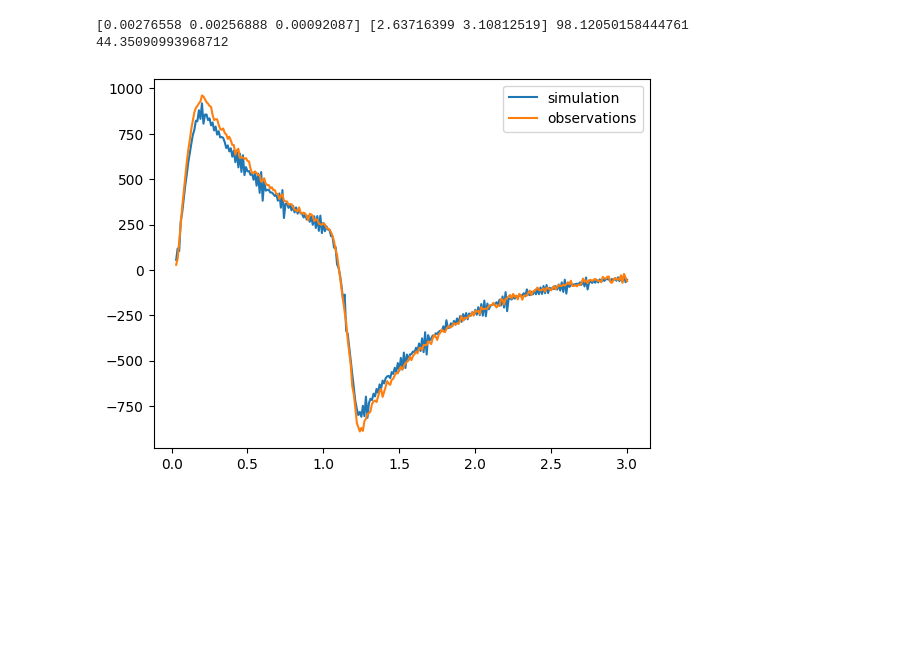
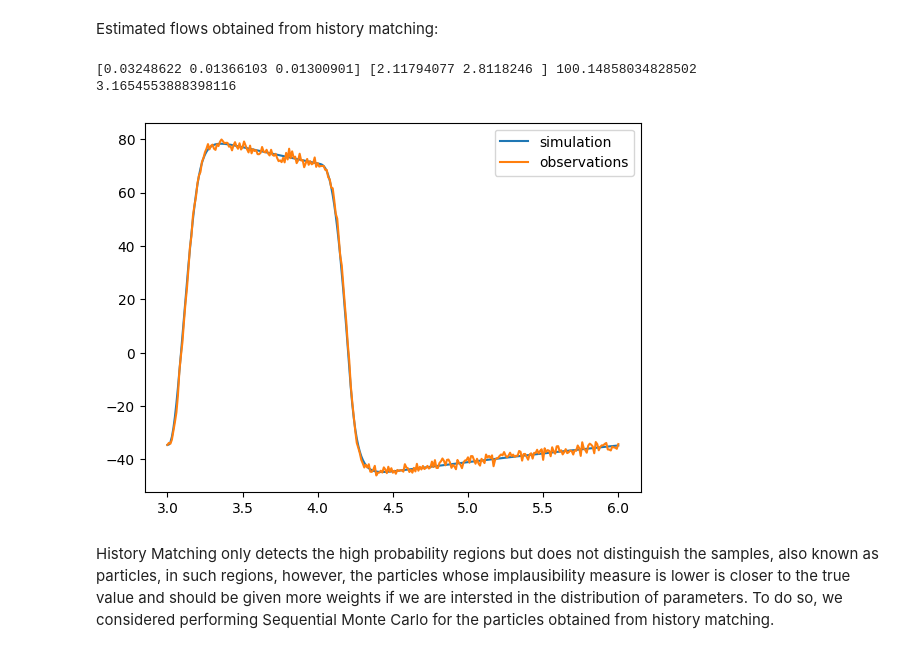
Before and after one commit to dejavu513/sequential-calibration, a Jupyter notebook: main.ipynb, the cells around one changed output. Drawn from its saved outputs; the diff is of its cells as text; code cells hidden in the pictures; blank space fills up the shorter version.

```diff
--- a/main.ipynb
+++ b/main.ipynb
@@ -125,9 +130,9 @@ import matplotlib.cm as cm
 # %%
 # Function to run the model given an input parameter array
-def lung(model,states,x,t1):
-    runTime = 3.0
+def lung1(model,states,x,t1):
+    runTime = 6.0
     totalRuns = 1
-    ParamArray =[math.exp(x[0])/500,math.exp(x[1])/500,math.exp(x[2])/500,math.exp(x[3]),math.exp(x[4]),math.exp(x[5])*50]
+    para =[math.exp(x[0])/50,math.exp(x[1])/50,math.exp(x[2])/50,math.exp(x[3]),math.exp(x[4]),math.exp(x[5])*50]
     #[math.exp(x[0])/500,0.002,math.exp(x[1])/500,2.4,3,100]
-    runRes = RunModel(model,states,ParamArray,runTime,totalRuns,t1)
+    runRes = RunModel(model,states,para,runTime,totalRuns,t1)
     return(runRes)
@@ -174,27 +198,27 @@ Implausibility measure: mean of random samples:
 #Subset Simulation for history matching
 #algorithm we use to update samples, and we here consider Modified Metropolis
 ###modified metropolis
-def modmetro(nc,ns,d,z,q,Y):
+def modmetro(nc,ns,d,z,q,Y,L,model,states,t1):
     for j in range(1,nc+1):
         for m in range(1,ns+1):
             ### step 1
             for k in range(1,d+1):
-                a = z[j-1,k-1,m-1]+np.random.randn(1)
+                a = z[j-1,k-1,m-1]+np.random.randn(1)/math.sqrt(L)
                 r = min(1, norm.pdf(a)/norm.pdf(z[j-1,k-1,m-1]))
                 if np.random.rand(1)<r:
                     q[k-1]=a
                 else:
                     q[k-1]=z[j-1,k-1,m-1]
             ###step 2 q belongs to F_L or not
-            if Imp(obs=obs,x=q,me=me,md=md)<Y: ###responses
+            if Imp(obs=obs,x=q,model=model,states=states,t1=t1,me=me,md=md)<Y: ###responses
                 z[j-1,:,m]=q
             else:
                 z[j-1,:,m]=z[j-1,:,m-1]
     return(z)
 
-def sus(obs,n,me,md):
+def sus(obs,n,model,states,t1,me,md):
     d = 6 #dimension of the input space first layer concludes 2 parameters?
-    YF = 10 #critical threshold (gx>=YF)
+    YF = 3 #critical threshold (gx>=YF)
     n = n #3000 #number of samples per level
     p = 0.1 #level probability
     nc = int(n*p) #number of Markov chains
@@ -210,12 +234,13 @@ def sus(obs,n,me,md):
     Ys = np.zeros(Lmax)# intermediate threshold
     qs = np.zeros(d)## potential next state in Markov chain?
     index = [0]
+    sigma = 6/math.sqrt(d) ###intitial variance
     for i in range(1, n+1):
-        ys[0,i-1] = Imp(obs=obs,x=Xs[i-1,:,L],me=me,md=md)
+        ys[0,i-1] = Imp(obs=obs,x=Xs[i-1,:,L],model=model,states=states,t1=t1,me=me,md=md)
         if ys[0,i-1]<YF: # whether it falls in failure domain
             nF[0]=nF[0]+1
             index.append(i-1)
-    while (nF[L]/n)<p and (L<11): # stopping criterion
+    while (nF[L]/n)<p and (L<=51): # stopping criterion
         index = [0]
         L=L+1 # next conditional level is needed
         w = ys[L-1,:]
@@ -226,13 +251,13 @@ def sus(obs,n,me,md):
         zs[:,:,0] = Xs[range(0,nc),:, L-1] # seeds of Markov chain
         print('L = ', L)
         print('intermediate threshold:',Ys[L-1])
-        zs = modmetro(nc,ns,d,z=zs,q=qs,Y=Ys[L-1])###modified metropolis algorithm
+        zs = modmetro(nc,ns,d,z=zs,q=qs,Y=Ys[L-1],L=L,model=model,states=states,t1=t1)###modified metropolis algorithm
         for j in range(1,nc+1):
             for m in range(1,ns+2):
                 Xs[(j-1)*(ns+1)+m-1,:,L]=zs[j-1,:,m-1]### update L-th level samples
         zs = np.zeros((nc,d,ns+1))
         for i in range(1,n+1):
-            ys[L, i-1] = Imp(obs=obs,x=Xs[i-1,:,L],me=me,md=md)
+            ys[L, i-1] = Imp(obs=obs,x=Xs[i-1,:,L],model=model,states=states,t1=t1,me=me,md=md)
             if ys[L, i-1]<YF:
                 nF[L]=nF[L]+1
                 index.append(i-1)
@@ -242,10 +267,10 @@ def sus(obs,n,me,md):
 # %%
 # history matching
 start_time = time.time()
-N=20
-X=sus(obs=obs,n=N,me=me,md=md)#new particles obtained from SuS
+N=100
+X=sus(obs=obs,n=N,model=model,states=states,t1=t1,me=me,md=md)#new particles obtained from SuS
 y = np.zeros(X.shape[0])
 for i in range(1,X.shape[0]+1):
-    y[i-1] = Imp(obs=obs,x=X[i-1,:],me=me,md=md)
+    y[i-1] = Imp(obs=obs,x=X[i-1,:],model=model,states=states,t1=t1,me=me,md=md)
 print("--- %s seconds ---" % (time.time() - start_time))
 # %% [output]
@@ -269,18 +294,23 @@ print("--- %s seconds ---" % (time.time() - start_time))
+# %% [markdown]
+Estimated flows obtained from history matching:
 # %%
-print(np.exp(X[0,0:3])/500,np.exp(X[0,3:5]),np.exp(X[0,5])*50)
-print(Imp(obs,X[0,:],me=me,md=md))
+mean = np.mean(X,0)
+print(np.exp(mean[0:3])/50,np.exp(mean[3:5]),np.exp(mean[5])*50)
+print(Imp(obs,mean,model,states,t1,me=me,md=md))
 
-idxToIgnore = 3
 t = np.array(t)
-simulation = np.array(lung(model,states,X[0,:],t1))
+simulation = np.array(lung1(model,states,mean,t1))
 observations = np.array(obs)
 
 mpl.plot(t[idxToIgnore:],simulation[idxToIgnore:], label = 'simulation')
 #mpl.plot(np.array(t),np.array(lung(mean)), label = 'mean of initial random samples')
 mpl.plot(t[idxToIgnore:],observations[idxToIgnore:], label = 'observations')
 mpl.legend()
 mpl.show()
+#ParamArray = [0.001,0.002,0.003,2.4,3,100]
 # %% [output]
-[0.00276558 0.00256888 0.00092087] [2.63716399 3.10812519] 98.12050158444761
-44.35090993968712
+[0.03248622 0.01366103 0.01300901] [2.11794077 2.8118246 ] 100.14858034828502
+3.1654553888398116
-[figure, old version]
+[figure, new version]
+# %% [markdown]
+History Matching only detects the high probability regions but does not distinguish the samples, also known as particles, in such regions, however, the particles whose implausibility measure is lower is closer to the true value and should be given more weights if we are intersted in the distribution of parameters. To do so, we considered performing Sequential Monte Carlo for the particles obtained from history matching.
```
Also changed, not shown: parts of 16 cells of this notebook.
